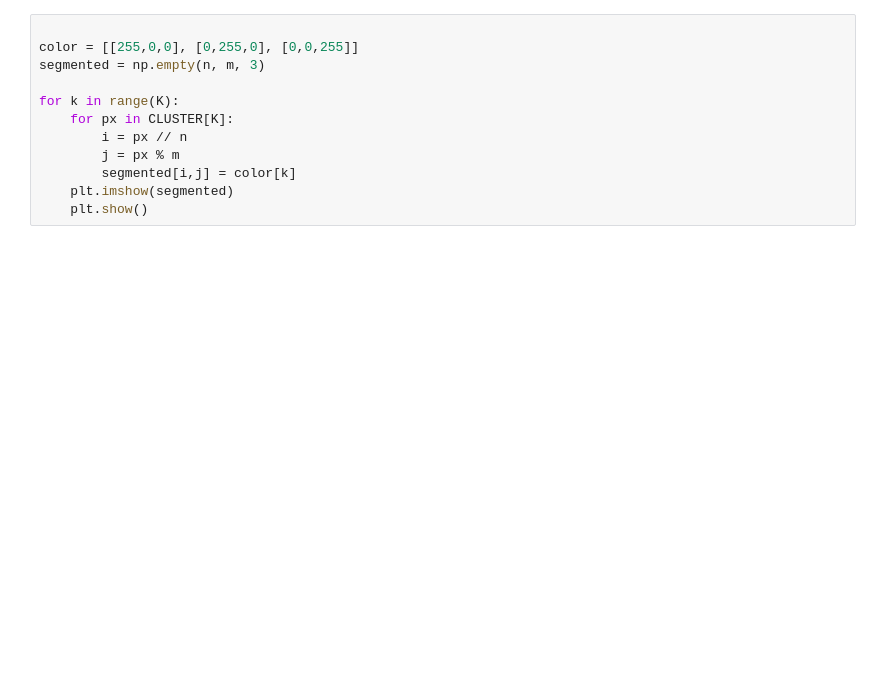
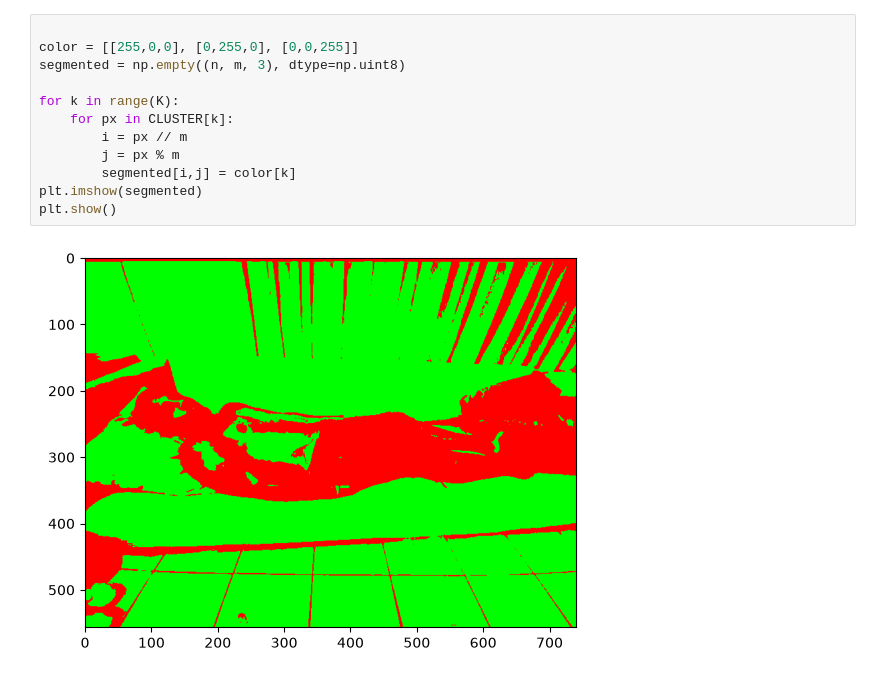
Before and after one commit to MaQiChao1308/Engenharia-de-Programas, a Jupyter notebook: programando_k-means/main.ipynb, the cells around one changed output. Cells and saved outputs as stored; diff of their text form; blank space fills up the shorter version.

Commit message:
faet: reconstrução de imagem completa

```diff
--- a/programando_k-means/main.ipynb
+++ b/programando_k-means/main.ipynb
@@ -98,12 +127,14 @@ while(conv == False and number_iter <= MAX_ITER):
 # %%
 
 color = [[255,0,0], [0,255,0], [0,0,255]]
-segmented = np.empty(n, m, 3)
+segmented = np.empty((n, m, 3), dtype=np.uint8)
 
 for k in range(K):
-    for px in CLUSTER[K]:
-        i = px // n
+    for px in CLUSTER[k]:
+        i = px // m
         j = px % m
         segmented[i,j] = color[k]
-    plt.imshow(segmented)
-    plt.show()
+plt.imshow(segmented)
+plt.show()
+# %% [output]
+[figure, added]
```
Also changed, not shown: parts of 4 cells of this notebook.
